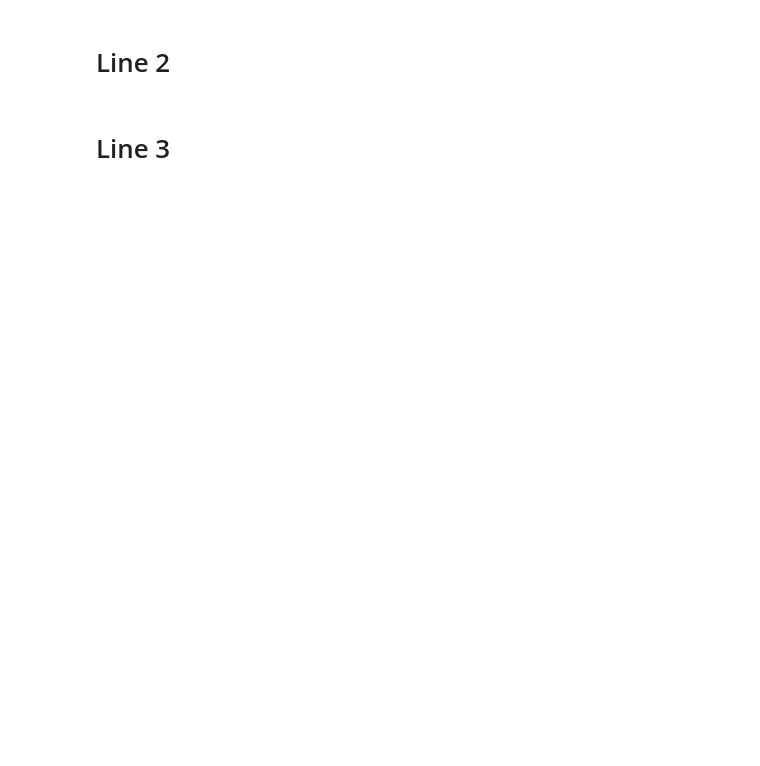
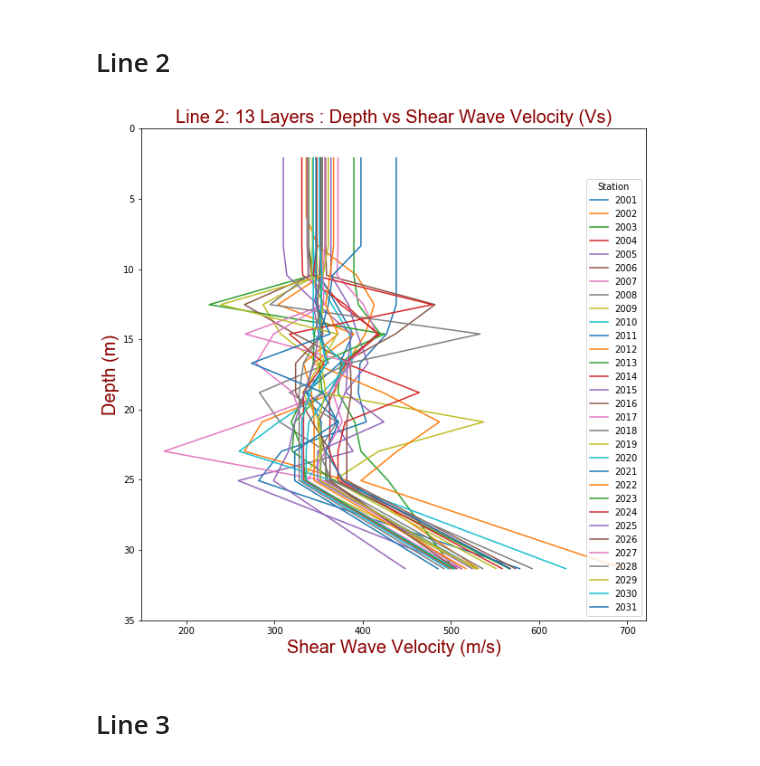
Before and after one commit to mwenz27/python_misc, a Jupyter notebook: Plotting_data/Production_scripts_conversion_and_qc_MASW.ipynb, the cells around one changed output. Saved outputs shown, nothing was run; the diff lists cells and outputs as text; code cells hidden in the pictures; blank space fills up the shorter version.

```diff
--- a/Plotting_data/Production_scripts_conversion_and_qc_MASW.ipynb
+++ b/Plotting_data/Production_scripts_conversion_and_qc_MASW.ipynb
@@ -408,8 +423,10 @@ s1_r7 = plot_shear_wave('line1', revised_pick, 13)
 # %% [markdown]
 # Line 2
 # %%
-s3 = "C:\\Users\\Ninja\\Documents\\MASW\\Dundass_Road_MASW\\Dundass_Road_MASW\\SG2\\MASW3\\Line3_Rev4\\13_layer_25m_fixed_depth_equal_init\\"
-plot_shear_wave('line3',s3, 13)
+s2 = "C:\\Users\\Ninja\\Documents\\MASW\\Dundass_Road_MASW\\Dundass_Road_MASW\\SG2\\MASW2\\revision_3\\13_layer_25m_fixed_depth_equal_int\\"
+plot_shear_wave('line2',s2, 13)
+# %% [output]
+[figure, added]
 # %% [markdown]
 # Line 3
 # %%
```
Also changed, not shown: parts of 8 cells of this notebook, 7 other files.
